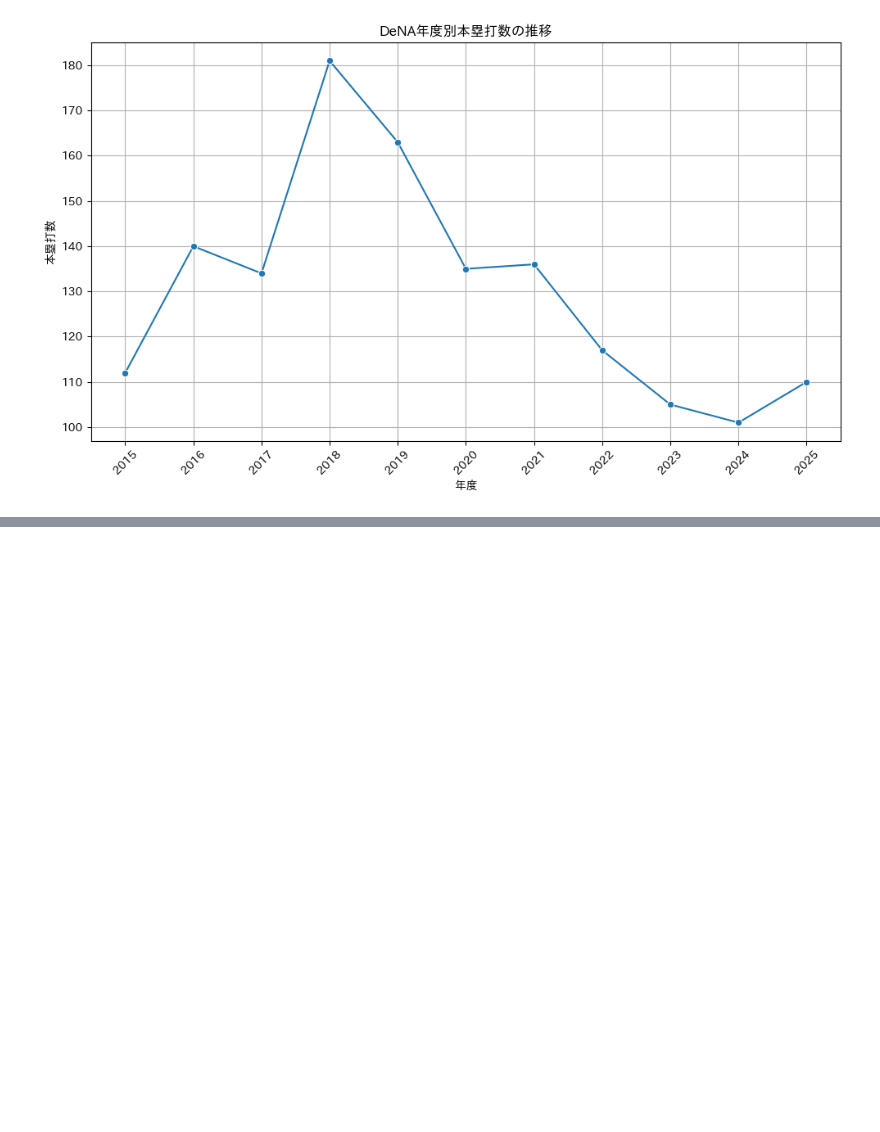
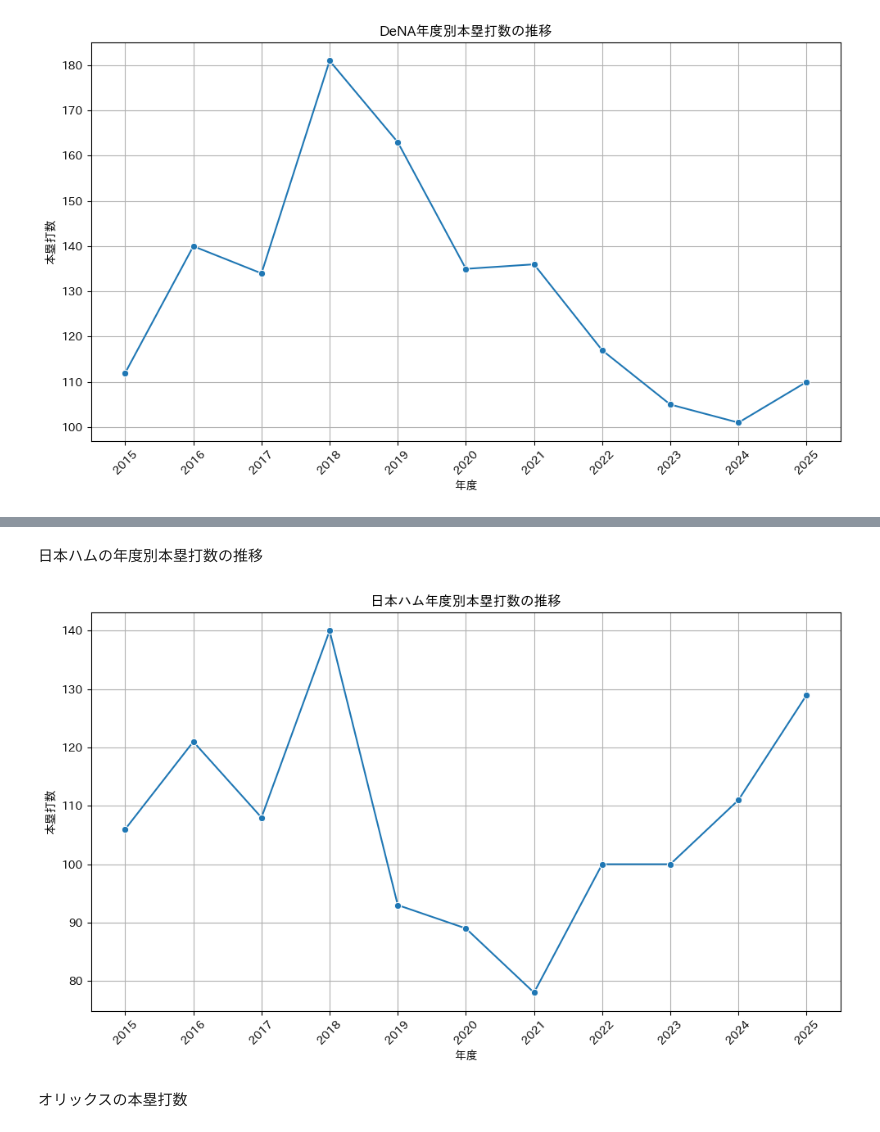
Before and after one commit to kousei6/NPB_Team_Batting_Stats_Analysis, a Jupyter notebook: NPB_Team_Batting_Stats_Analysis.ipynb, the cells around one changed output, grey strips where cells are left out. Saved outputs shown, nothing was run; the diff lists cells and outputs as text; code cells hidden in the pictures; blank space fills up the shorter version.

```diff
--- a/NPB_Team_Batting_Stats_Analysis.ipynb
+++ b/NPB_Team_Batting_Stats_Analysis.ipynb
@@ -321,0 +389,4 @@ plt.show()
+# %%
+F_df = df[df['チーム'].isin(['日本ハム'])]
+F_home_runs_by_year = F_df[['年度', '本塁打']]
+display(F_home_runs_by_year)
@@ -321,0 +406,16 @@ plt.show()
+# %% [markdown]
+日本ハムの年度別本塁打数の推移
+# %%
+plt.figure(figsize=(10, 6))
+sns.lineplot(data=F_home_runs_by_year, x='年度', y='本塁打', marker='o')
+plt.title('日本ハム年度別本塁打数の推移')
+plt.xlabel('年度')
+plt.ylabel('本塁打数')
+plt.grid(True)
+plt.xticks(F_home_runs_by_year['年度'].unique(), rotation=45)
+plt.tight_layout()
+plt.show()
+# %% [output]
+[figure, added]
+# %% [markdown]
+オリックスの本塁打数
```
Also changed, not shown: parts of 54 cells of this notebook.
